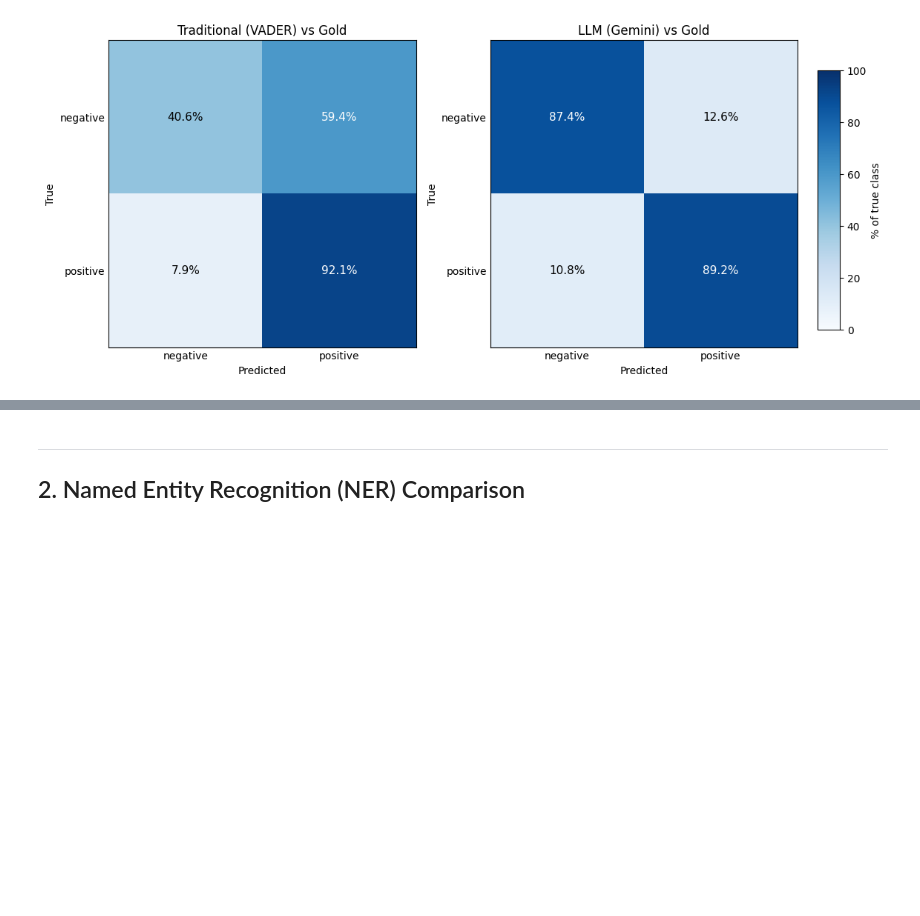
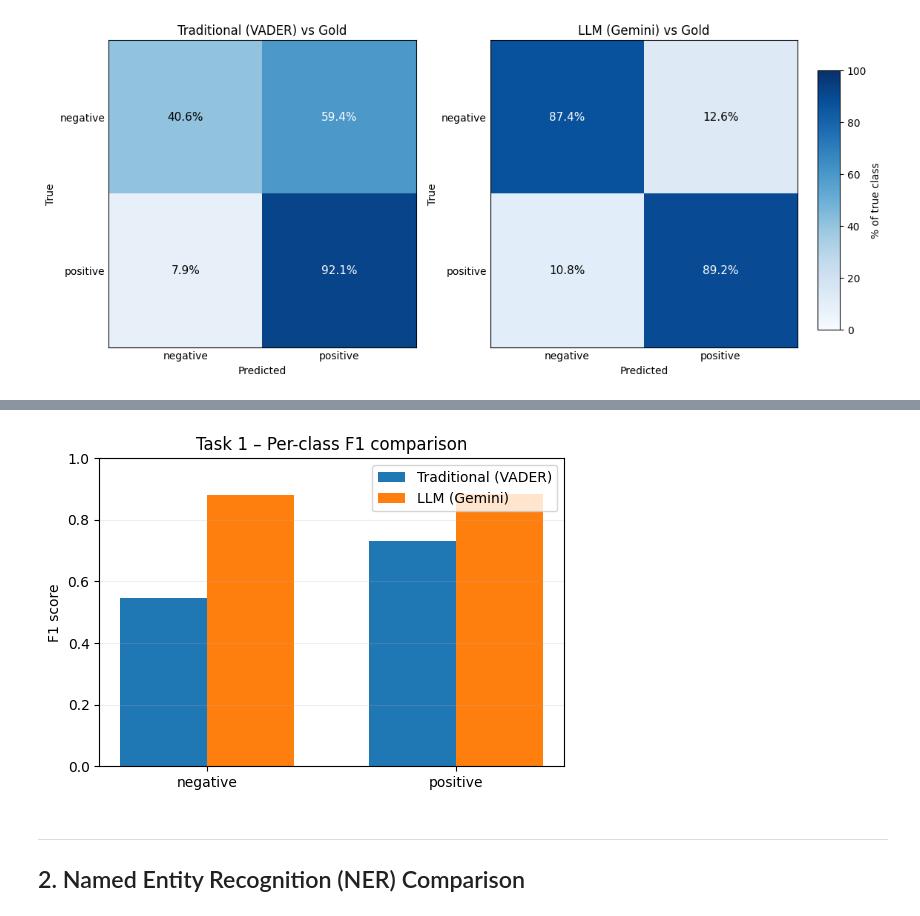
Before and after one commit to sabal-kc/Special-Problems, a Jupyter notebook: compare_results.ipynb, the cells around one changed output, grey strips where cells are left out. Saved outputs shown, nothing was run; the diff lists cells and outputs as text; code cells hidden in the pictures; blank space fills up the shorter version.

```diff
--- a/compare_results.ipynb
+++ b/compare_results.ipynb
@@ -254,3 +306,35 @@ except NameError:
+# %%
+# Task 1 – Per-class F1 comparison
+import numpy as np
+import matplotlib.pyplot as plt
+from sklearn.metrics import precision_recall_fscore_support
+
+if trad and llm:
+    labels = sorted(set(gold))
+    _, _, f1_trad_per, _ = precision_recall_fscore_support(
+        gold, trad_labels, labels=labels, zero_division=0
+    )
+    _, _, f1_llm_per, _ = precision_recall_fscore_support(
+        gold, llm_labels, labels=labels, zero_division=0
+    )
+
+    x = np.arange(len(labels))
+    width = 0.35
+
+    plt.figure(figsize=(6, 4))
+    plt.bar(x - width/2, f1_trad_per, width, label="Traditional (VADER)")
+    plt.bar(x + width/2, f1_llm_per, width, label="LLM (Gemini)")
+    plt.xticks(x, labels)
+    plt.ylabel("F1 score")
+    plt.ylim(0, 1.0)
+    plt.title("Task 1 – Per-class F1 comparison")
+    plt.legend()
+    plt.grid(axis="y", alpha=0.2)
+    plt.show()
+else:
+    print("Missing sentiment variables; run the F1-overall cell first.")
+# %% [output]
+[figure, added]
 # %% [markdown]
 ---
 ## 2. Named Entity Recognition (NER) Comparison
```
Also changed, not shown: parts of 9 cells of this notebook, 3 other files.
